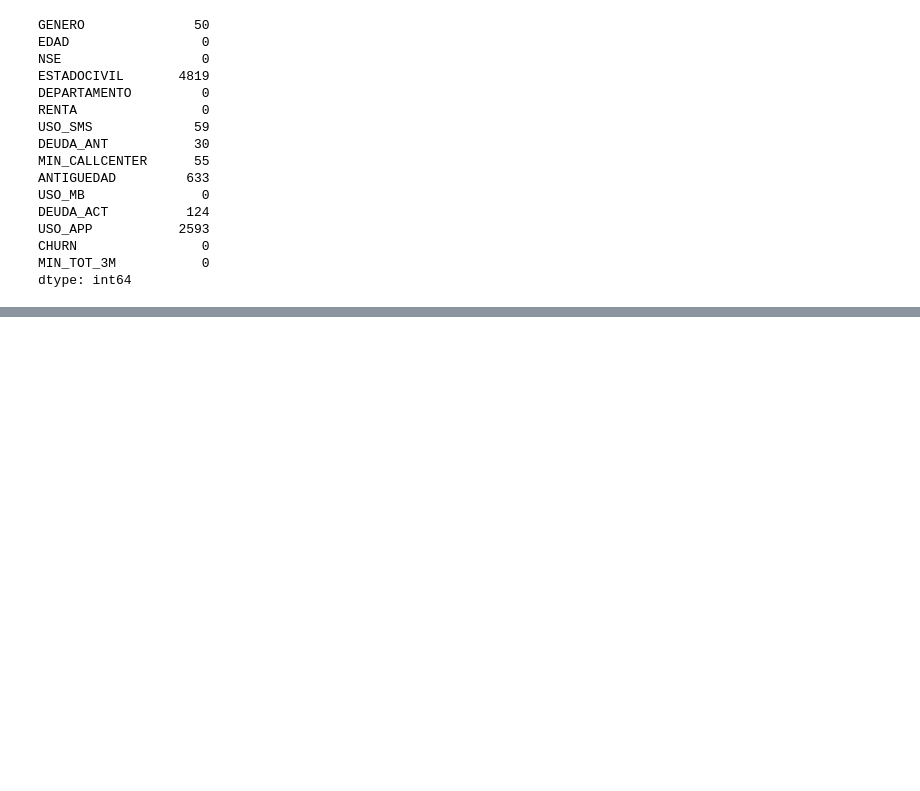
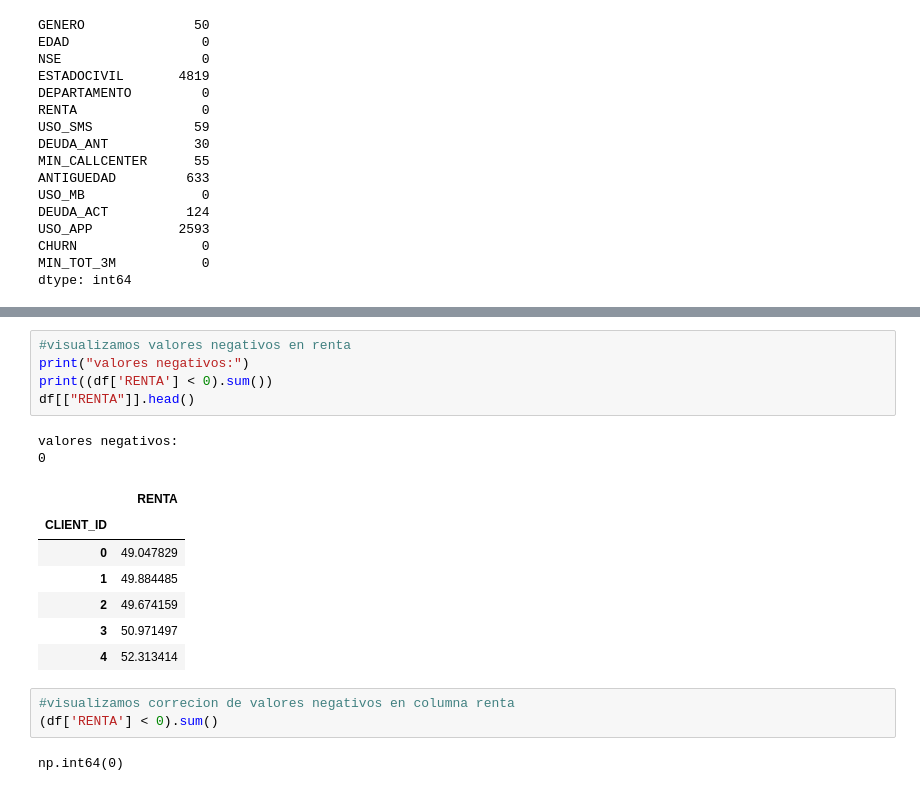
Before and after one commit to Julio-BS/python-analisis-datos, a Jupyter notebook: 01-limpieza-datos/Prueba_taller2.ipynb, the cells around one changed output, grey strips where cells are left out. Cells and saved outputs as stored; diff of their text form; blank space fills up the shorter version.

```diff
--- a/01-limpieza-datos/Prueba_taller2.ipynb
+++ b/01-limpieza-datos/Prueba_taller2.ipynb
@@ -95,0 +166,20 @@ TypeError: DataFrame.map() missing 1 required positional argument: 'func'
+# %%
+#visualizamos valores negativos en renta
+print("valores negativos:")
+print((df['RENTA'] < 0).sum())
+df[["RENTA"]].head()
+# %% [output]
+valores negativos:
+0
+|  | RENTA |
+| CLIENT_ID |  |
+| 0 | 49.047829 |
+| 1 | 49.884485 |
+| 2 | 49.674159 |
+| 3 | 50.971497 |
+| 4 | 52.313414 |
+# %%
+#visualizamos correcion de valores negativos en columna renta
+(df['RENTA'] < 0).sum()
+# %% [output]
+np.int64(0)
```
Also changed, not shown: parts of 34 cells of this notebook, 2 other files.
